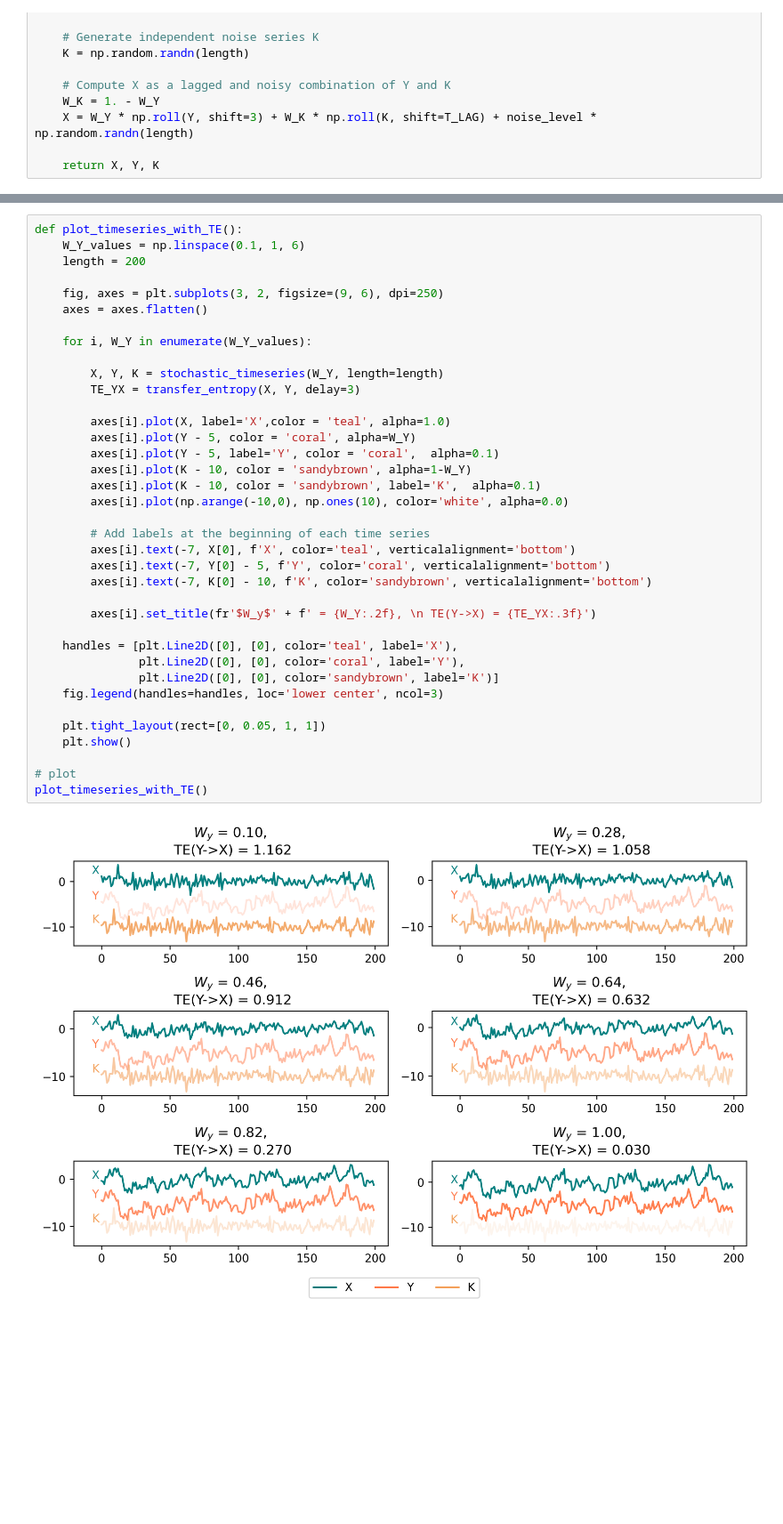
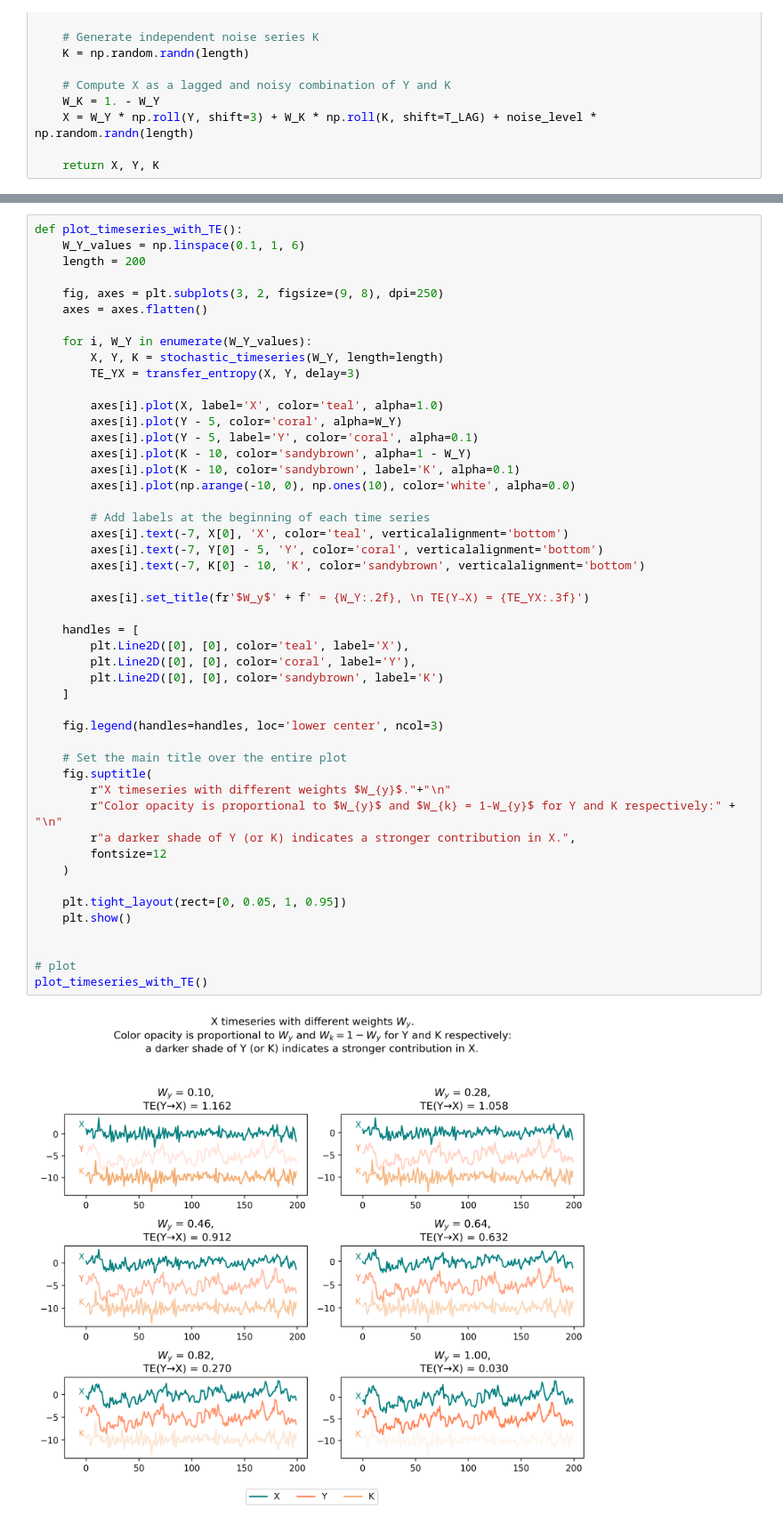
Before and after one commit to notsebastiano/transfer_entropy, a Jupyter notebook: test_TE.ipynb, the cells around one changed output, grey strips where cells are left out. Shown at 89% size. Saved outputs shown, nothing was run; the diff lists cells and outputs as text; blank space fills up the shorter version.

```diff
--- a/test_TE.ipynb
+++ b/test_TE.ipynb
@@ -65,41 +65,52 @@ def stochastic_timeseries(W_Y, T_LAG = 3, length=1000, noise_level=0.01, ar_coef
 # %%
 def plot_timeseries_with_TE():
     W_Y_values = np.linspace(0.1, 1, 6)
     length = 200
 
-    fig, axes = plt.subplots(3, 2, figsize=(9, 6), dpi=250)
+    fig, axes = plt.subplots(3, 2, figsize=(9, 8), dpi=250)
     axes = axes.flatten()
 
     for i, W_Y in enumerate(W_Y_values):
-
         X, Y, K = stochastic_timeseries(W_Y, length=length)
         TE_YX = transfer_entropy(X, Y, delay=3)
 
-        axes[i].plot(X, label='X',color = 'teal', alpha=1.0)
-        axes[i].plot(Y - 5, color = 'coral', alpha=W_Y)
-        axes[i].plot(Y - 5, label='Y', color = 'coral',  alpha=0.1)
-        axes[i].plot(K - 10, color = 'sandybrown', alpha=1-W_Y)
-        axes[i].plot(K - 10, color = 'sandybrown', label='K',  alpha=0.1)
-        axes[i].plot(np.arange(-10,0), np.ones(10), color='white', alpha=0.0)
+        axes[i].plot(X, label='X', color='teal', alpha=1.0)
+        axes[i].plot(Y - 5, color='coral', alpha=W_Y)
+        axes[i].plot(Y - 5, label='Y', color='coral', alpha=0.1)
+        axes[i].plot(K - 10, color='sandybrown', alpha=1 - W_Y)
+        axes[i].plot(K - 10, color='sandybrown', label='K', alpha=0.1)
+        axes[i].plot(np.arange(-10, 0), np.ones(10), color='white', alpha=0.0)
 
         # Add labels at the beginning of each time series
-        axes[i].text(-7, X[0], f'X', color='teal', verticalalignment='bottom')
-        axes[i].text(-7, Y[0] - 5, f'Y', color='coral', verticalalignment='bottom')
-        axes[i].text(-7, K[0] - 10, f'K', color='sandybrown', verticalalignment='bottom')
+        axes[i].text(-7, X[0], 'X', color='teal', verticalalignment='bottom')
+        axes[i].text(-7, Y[0] - 5, 'Y', color='coral', verticalalignment='bottom')
+        axes[i].text(-7, K[0] - 10, 'K', color='sandybrown', verticalalignment='bottom')
 
-        axes[i].set_title(fr'$W_y$' + f' = {W_Y:.2f}, \n TE(Y->X) = {TE_YX:.3f}')
+        axes[i].set_title(fr'$W_y$' + f' = {W_Y:.2f}, \n TE(Y→X) = {TE_YX:.3f}')
 
-    handles = [plt.Line2D([0], [0], color='teal', label='X'),
-               plt.Line2D([0], [0], color='coral', label='Y'),
-               plt.Line2D([0], [0], color='sandybrown', label='K')]
+    handles = [
+        plt.Line2D([0], [0], color='teal', label='X'),
+        plt.Line2D([0], [0], color='coral', label='Y'),
+        plt.Line2D([0], [0], color='sandybrown', label='K')
+    ]
+
     fig.legend(handles=handles, loc='lower center', ncol=3)
 
-    plt.tight_layout(rect=[0, 0.05, 1, 1])
+    # Set the main title over the entire plot
+    fig.suptitle(
+        r"X timeseries with different weights $W_{y}$."+"\n"
+        r"Color opacity is proportional to $W_{y}$ and $W_{k} = 1-W_{y}$ for Y and K respectively:" + "\n"
+        r"a darker shade of Y (or K) indicates a stronger contribution in X.",
+        fontsize=12
+    )
+
+    plt.tight_layout(rect=[0, 0.05, 1, 0.95])
     plt.show()
+
 
 # plot
 plot_timeseries_with_TE()
 # %% [output]
-[figure, old version]
+[figure, new version]
 # %% [markdown]
 
```
Also changed, not shown: parts of 7 cells of this notebook, 5 other files.
